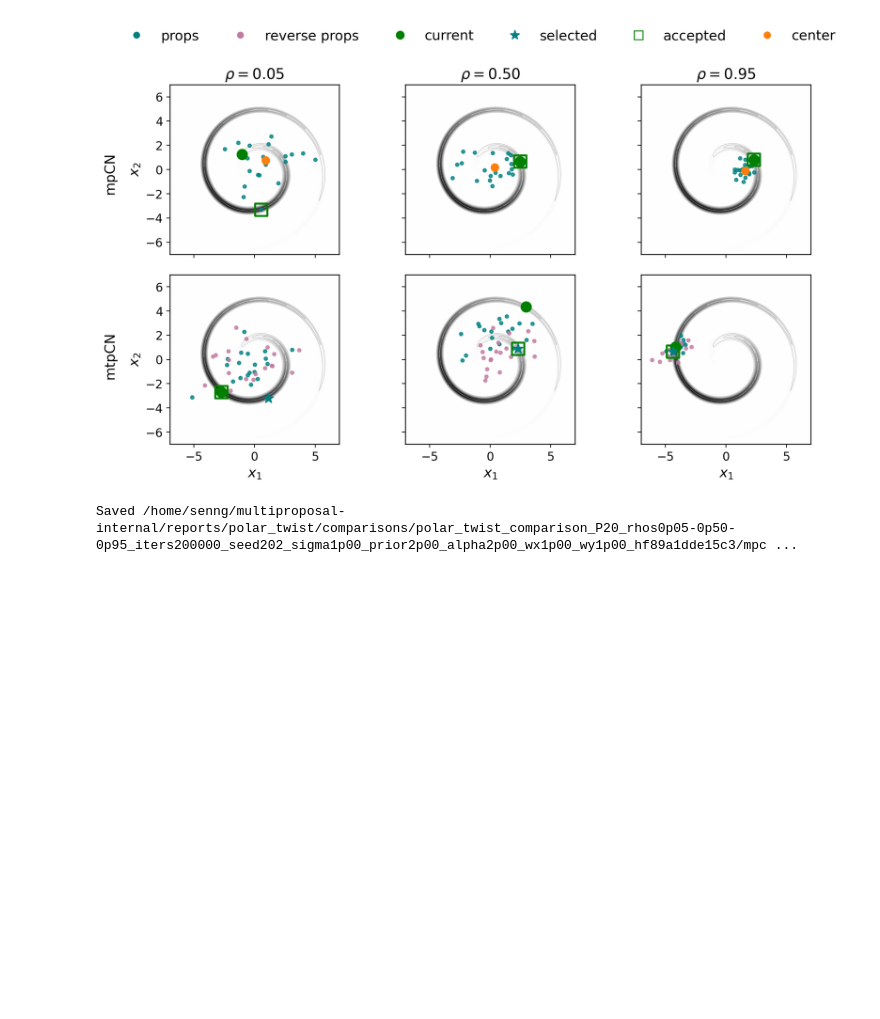
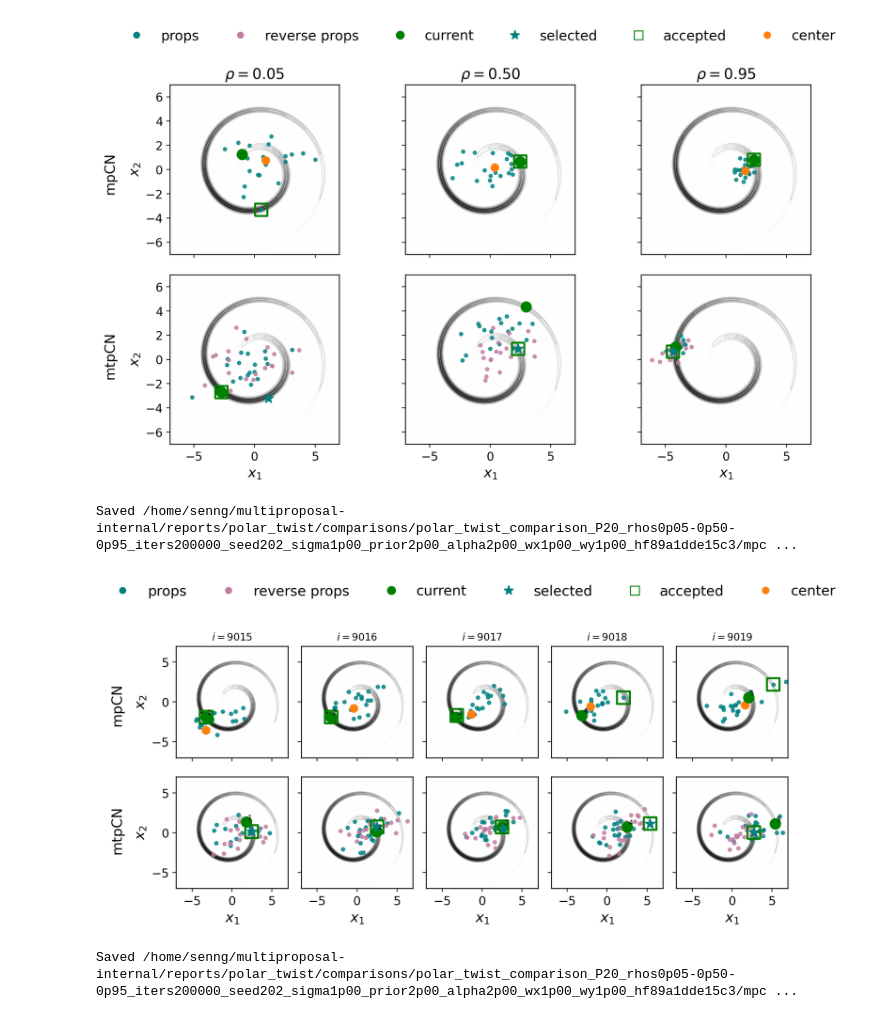
Before and after one commit to guillerminasenn/multiproposal-internal, a Jupyter notebook: notebooks/03_polar_twist_mtpcn.ipynb, the cells around one changed output. Drawn from its saved outputs; the diff is of its cells as text; code cells hidden in the pictures; blank space fills up the shorter version.

Commit message:
updated clouds

```diff
--- a/notebooks/03_polar_twist_mtpcn.ipynb
+++ b/notebooks/03_polar_twist_mtpcn.ipynb
@@ -1029,8 +1029,8 @@ Saved /home/senng/multiproposal-internal/reports/polar_twist/comparisons/polar_t
 apply_pub_style()
 
 snapshot_rho = 0.50
-snapshot_iter_start = 9010
-snapshot_iter_count = 10
+snapshot_iter_start = 9015
+snapshot_iter_count = 5
 snapshot_iters = list(range(snapshot_iter_start, snapshot_iter_start + snapshot_iter_count))
 n_iters_diag = max(snapshot_iters) + 1
 
@@ -1112,7 +1112,7 @@ selected_color = "teal"
 center_color = "tab:orange"
 
 fig, axes = plt.subplots(2, snapshot_iter_count, figsize=(2.2 * snapshot_iter_count, 5.0), sharex=True, sharey=True)
-methods = [("mpcn", "mpCN"), ("mtpcn", "mTPCN")]
+methods = [("mpcn", "mpCN"), ("mtpcn", "mtpCN")]
 for row, (method, label) in enumerate(methods):
     seed_offset = int(round(snapshot_rho * 1000)) + (0 if method == "mpcn" else 100)
     snapshots = snapshot_publication_multi(method, snapshot_rho, snapshot_iters, seed_offset=seed_offset)
@@ -1127,7 +1127,7 @@ for row, (method, label) in enumerate(methods):
                 ax.scatter(snap["back_props"][:, 0], snap["back_props"][:, 1], color=back_color, s=12, alpha=0.8, zorder=2)
                 ax.scatter([snap["selected"][0]], [snap["selected"][1]], color=selected_color, s=110, marker="*", zorder=4)
             else:
-                ax.scatter([snap["center"][0]], [snap["center"][1]], color=center_color, s=80, marker="o", zorder=3)
+                ax.scatter([snap["center"][0]], [snap["center"][1]], color=center_color, s=60, marker="o", zorder=3)
             ax.scatter([snap["current"][0]], [snap["current"][1]], color=current_color, s=110, marker="o", zorder=3)
             ax.scatter(
                 [snap["accepted"][0]],
@@ -1143,34 +1143,40 @@ for row, (method, label) in enumerate(methods):
             ax.text(
                 snap["current"][0] + 0.15,
                 snap["current"][1] + 0.15,
                 f"{label_idx}",
                 color="black",
                 fontsize=7,
                 ha="left",
                 va="bottom",
                 zorder=6,
             )
         ax.set_aspect("equal", adjustable="box")
         if row == 0:
             ax.set_title(rf"$i={iter_idx}$", fontsize=10)
         if col == 0:
-            ax.set_ylabel(rf"{label}\n$x_2$")
+            ax.set_ylabel(rf"$x_2$")
         if row == len(methods) - 1:
             ax.set_xlabel(r"$x_1$")
+
+fig.text(0.05, 0.63, "mpCN", rotation=90, va="center", ha="center")
+fig.text(0.05, 0.28, "mtpCN", rotation=90, va="center", ha="center")
 
 from matplotlib.lines import Line2D
 legend_handles = [
     Line2D([0], [0], marker="o", color=props_color, linestyle="None", markersize=6, label="props"),
     Line2D([0], [0], marker="o", color=back_color, linestyle="None", markersize=6, label="reverse props"),
     Line2D([0], [0], marker="o", color=current_color, linestyle="None", markersize=8, label="current"),
     Line2D([0], [0], marker="*", color=selected_color, linestyle="None", markersize=10, label="selected"),
     Line2D([0], [0], marker="s", color=current_color, markerfacecolor="none", linestyle="None", markersize=9, label="accepted"),
-    Line2D([0], [0], marker="o", color=center_color, linestyle="None", markersize=7, label="center"),
+    Line2D([0], [0], marker="o", color=center_color, linestyle="None", markersize=6.5, label="center"),
  ]
-fig.legend(handles=legend_handles, loc="upper center", bbox_to_anchor=(0.5, 1.06), ncol=6, frameon=False)
-fig.suptitle(rf"Polar twist proposal clouds, $\rho={snapshot_rho:.2f}$", y=1.12)
+fig.legend(handles=legend_handles, loc="upper center", bbox_to_anchor=(0.5, 1), ncol=6, frameon=False)
+# fig.suptitle(rf"Polar twist proposal clouds, $\rho={snapshot_rho:.2f}$", y=1.12)
 fig.subplots_adjust(top=0.80, hspace=0.12, wspace=0.12)
 fig_path = comparison_reports_dir / f"mpcn_mtpcn_rho{format_float_tag(snapshot_rho, precision=2)}_iterrow.png"
 fig.savefig(fig_path, bbox_inches="tight")
 plt.show()
 print(f"Saved {fig_path}")
+# %% [output]
+[figure, added]
+Saved /home/senng/multiproposal-internal/reports/polar_twist/comparisons/polar_twist_comparison_P20_rhos0p05-0p50-0p95_iters200000_seed202_sigma1p00_prior2p00_alpha2p00_wx1p00_wy1p00_hf89a1dde15c3/mpc ...
```
Also changed, not shown: 1 other file.
